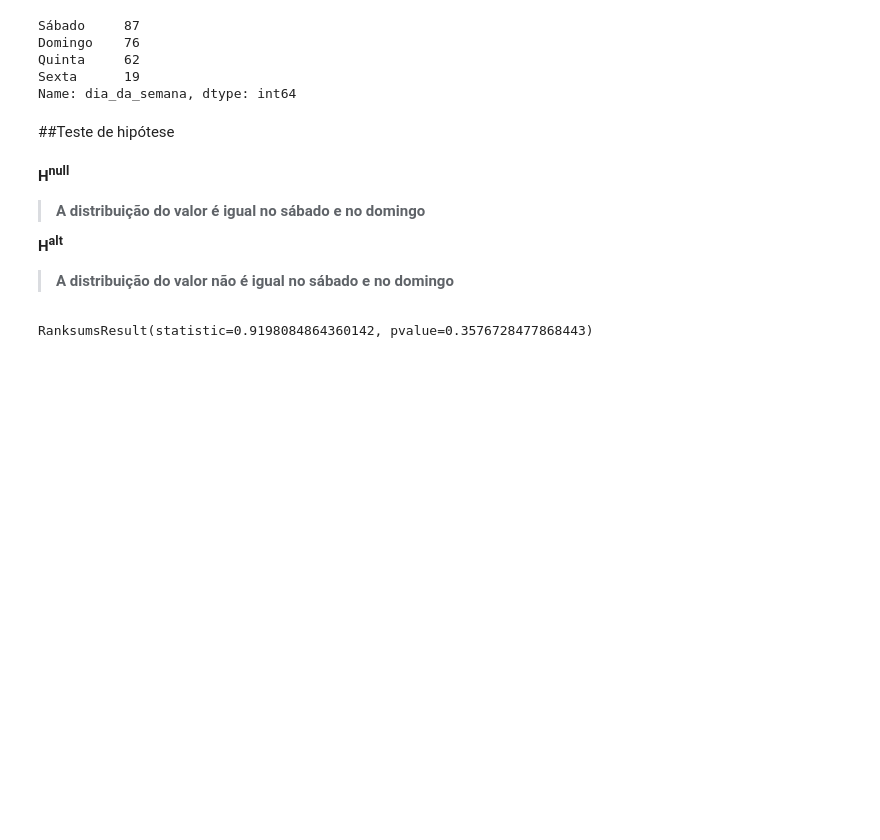
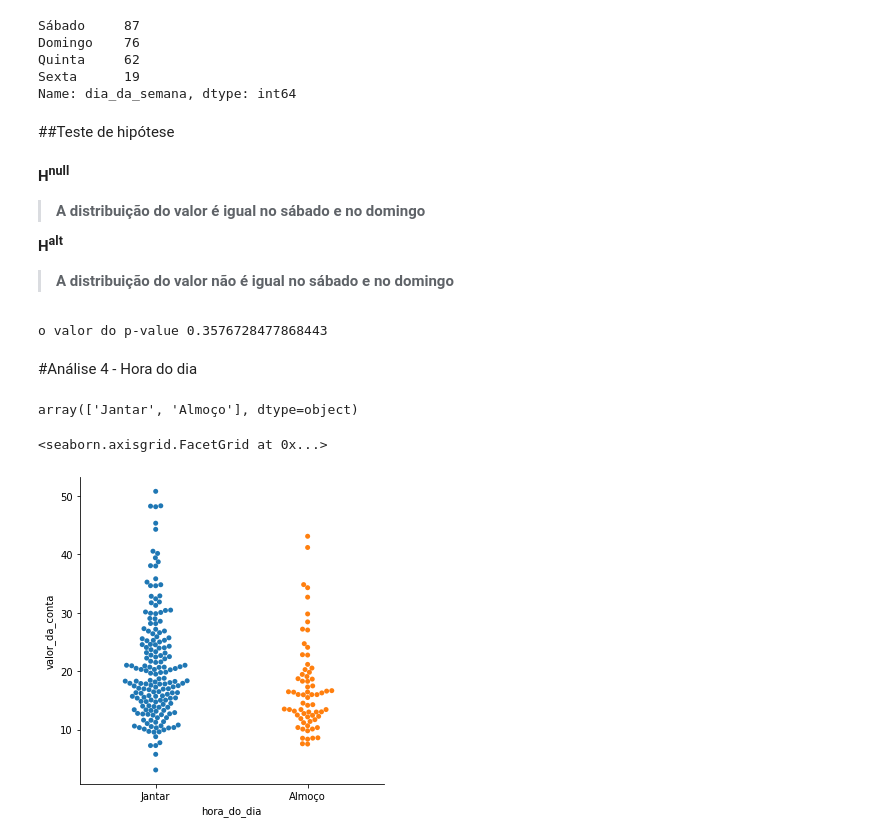
Before and after one commit to wellingtonsouza32/datascience, a Jupyter notebook: Explorando_com_Seaborn_Data_Visualization.ipynb, the cells around one changed output. Drawn from its saved outputs; the diff is of its cells as text; code cells hidden in the pictures; blank space fills up the shorter version.

```diff
--- a/Explorando_com_Seaborn_Data_Visualization.ipynb
+++ b/Explorando_com_Seaborn_Data_Visualization.ipynb
@@ -338,7 +345,19 @@ Name: dia_da_semana, dtype: int64
 valor_conta_domingo = gorjetas.query("dia_da_semana == 'Domingo'").valor_da_conta
 # %%
 valor_conta_sabado = gorjetas.query("dia_da_semana == 'Sábado'").valor_da_conta
-# %%
-ranksums(valor_conta_domingo, valor_conta_sabado)
-# %% [output]
-RanksumsResult(statistic=0.9198084864360142, pvalue=0.3576728477868443)
+# %%
+r2 = ranksums(valor_conta_domingo, valor_conta_sabado)
+print('o valor do p-value {}'.format(r2.pvalue))
+# %% [output]
+o valor do p-value 0.3576728477868443
+# %% [markdown]
+#Análise 4 - Hora do dia
+# %%
+gorjetas.hora_do_dia.unique()
+# %% [output]
+array(['Jantar', 'Almoço'], dtype=object)
+# %%
+sns.catplot(x='hora_do_dia', y='valor_da_conta', kind='swarm', data=gorjetas)
+# %% [output]
+<seaborn.axisgrid.FacetGrid at 0x...>
+[figure, added]
```
Also changed, not shown: parts of 26 cells of this notebook.
